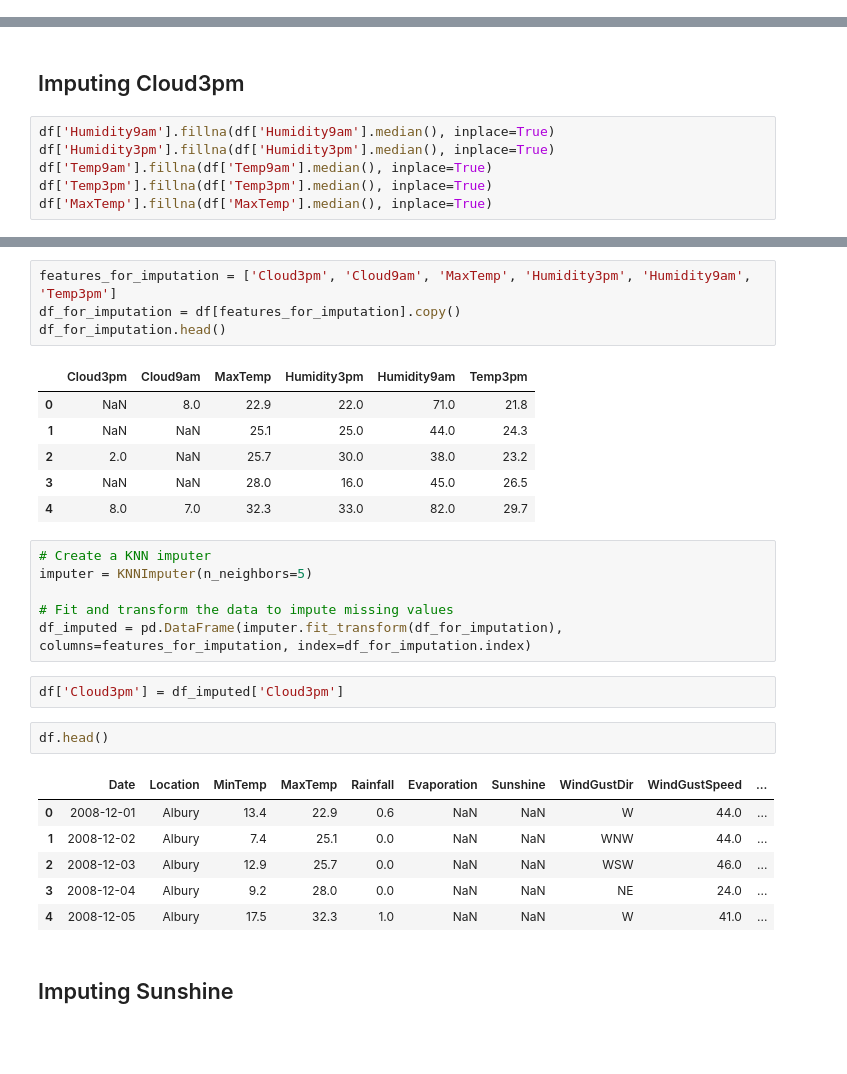
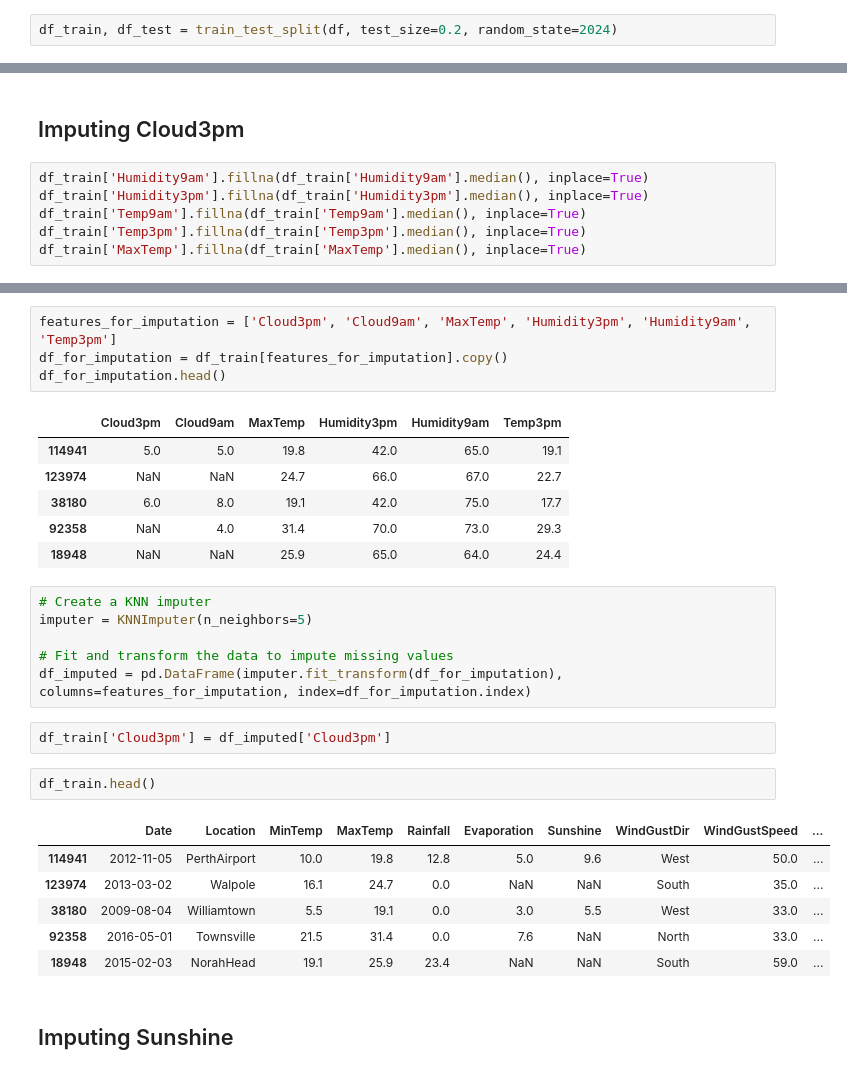
Before and after one commit to karzuan/classification_weather_australia, a Jupyter notebook: 2. data processing.ipynb, the cells around one changed output, grey strips where cells are left out. Cells and saved outputs as stored; diff of their text form; blank space fills up the shorter version.

```diff
--- a/2. data processing.ipynb
+++ b/2. data processing.ipynb
@@ -339,0 +402,2 @@ print(sorted_table)
+# %%
+df_train, df_test = train_test_split(df, test_size=0.2, random_state=2024)
@@ -382,8 +452,8 @@ TODO:
 # %% [markdown]
 ## Imputing Cloud3pm
 # %%
-df['Humidity9am'].fillna(df['Humidity9am'].median(), inplace=True)
-df['Humidity3pm'].fillna(df['Humidity3pm'].median(), inplace=True)
-df['Temp9am'].fillna(df['Temp9am'].median(), inplace=True)
-df['Temp3pm'].fillna(df['Temp3pm'].median(), inplace=True)
-df['MaxTemp'].fillna(df['MaxTemp'].median(), inplace=True)
+df_train['Humidity9am'].fillna(df_train['Humidity9am'].median(), inplace=True)
+df_train['Humidity3pm'].fillna(df_train['Humidity3pm'].median(), inplace=True)
+df_train['Temp9am'].fillna(df_train['Temp9am'].median(), inplace=True)
+df_train['Temp3pm'].fillna(df_train['Temp3pm'].median(), inplace=True)
+df_train['MaxTemp'].fillna(df_train['MaxTemp'].median(), inplace=True)
@@ -390,14 +498,14 @@ df['MaxTemp'].fillna(df['MaxTemp'].median(), inplace=True)
 # %%
 features_for_imputation = ['Cloud3pm', 'Cloud9am', 'MaxTemp', 'Humidity3pm', 'Humidity9am', 'Temp3pm']
-df_for_imputation = df[features_for_imputation].copy()
+df_for_imputation = df_train[features_for_imputation].copy()
 df_for_imputation.head()
 # %% [output]
 |  | Cloud3pm | Cloud9am | MaxTemp | Humidity3pm | Humidity9am | Temp3pm |
-| 0 | NaN | 8.0 | 22.9 | 22.0 | 71.0 | 21.8 |
-| 1 | NaN | NaN | 25.1 | 25.0 | 44.0 | 24.3 |
-| 2 | 2.0 | NaN | 25.7 | 30.0 | 38.0 | 23.2 |
-| 3 | NaN | NaN | 28.0 | 16.0 | 45.0 | 26.5 |
-| 4 | 8.0 | 7.0 | 32.3 | 33.0 | 82.0 | 29.7 |
+| 114941 | 5.0 | 5.0 | 19.8 | 42.0 | 65.0 | 19.1 |
+| 123974 | NaN | NaN | 24.7 | 66.0 | 67.0 | 22.7 |
+| 38180 | 6.0 | 8.0 | 19.1 | 42.0 | 75.0 | 17.7 |
+| 92358 | NaN | 4.0 | 31.4 | 70.0 | 73.0 | 29.3 |
+| 18948 | NaN | NaN | 25.9 | 65.0 | 64.0 | 24.4 |
 # %%
 # Create a KNN imputer
 imputer = KNNImputer(n_neighbors=5)
@@ -405,16 +513,16 @@ imputer = KNNImputer(n_neighbors=5)
 # Fit and transform the data to impute missing values
 df_imputed = pd.DataFrame(imputer.fit_transform(df_for_imputation), columns=features_for_imputation, index=df_for_imputation.index)
 # %%
-df['Cloud3pm'] = df_imputed['Cloud3pm']
+df_train['Cloud3pm'] = df_imputed['Cloud3pm']
 # %%
-df.head()
+df_train.head()
 # %% [output]
 |  | Date | Location | MinTemp | MaxTemp | Rainfall | Evaporation | Sunshine | WindGustDir | WindGustSpeed | ... |
-| 0 | 2008-12-01 | Albury | 13.4 | 22.9 | 0.6 | NaN | NaN | W | 44.0 | ... |
-| 1 | 2008-12-02 | Albury | 7.4 | 25.1 | 0.0 | NaN | NaN | WNW | 44.0 | ... |
-| 2 | 2008-12-03 | Albury | 12.9 | 25.7 | 0.0 | NaN | NaN | WSW | 46.0 | ... |
-| 3 | 2008-12-04 | Albury | 9.2 | 28.0 | 0.0 | NaN | NaN | NE | 24.0 | ... |
-| 4 | 2008-12-05 | Albury | 17.5 | 32.3 | 1.0 | NaN | NaN | W | 41.0 | ... |
+| 114941 | 2012-11-05 | PerthAirport | 10.0 | 19.8 | 12.8 | 5.0 | 9.6 | West | 50.0 | ... |
+| 123974 | 2013-03-02 | Walpole | 16.1 | 24.7 | 0.0 | NaN | NaN | South | 35.0 | ... |
+| 38180 | 2009-08-04 | Williamtown | 5.5 | 19.1 | 0.0 | 3.0 | 5.5 | West | 33.0 | ... |
+| 92358 | 2016-05-01 | Townsville | 21.5 | 31.4 | 0.0 | 7.6 | NaN | North | 33.0 | ... |
+| 18948 | 2015-02-03 | NorahHead | 19.1 | 25.9 | 23.4 | NaN | NaN | South | 59.0 | ... |
 # %% [markdown]
 ## Imputing Sunshine
 # %%
```
Also changed, not shown: parts of 65 cells of this notebook, 4 other files.
